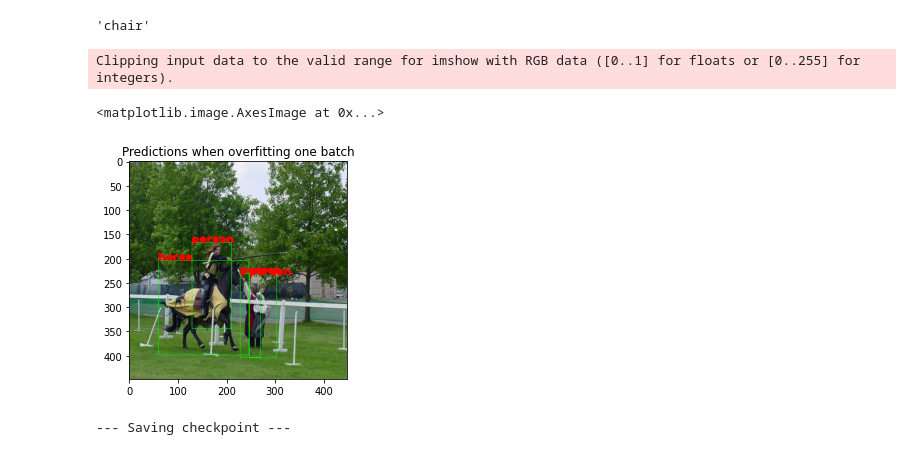
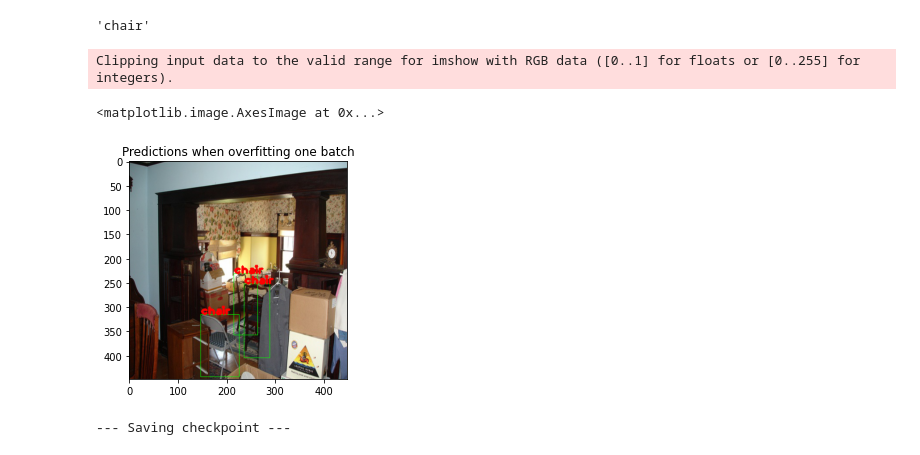
Before and after one commit to bindas1/YOLO-recreated, a Jupyter notebook: Forward_propagation.ipynb, the cells around one changed output. Cells and saved outputs as stored; diff of their text form; code cells hidden in the pictures.

```diff
--- a/Forward_propagation.ipynb
+++ b/Forward_propagation.ipynb
@@ -262,35 +262,35 @@ inv_classes_dict[predictions[0][1]]
 # %%
 import cv2
 import matplotlib.pyplot as plt
 
 FONT = cv2.FONT_HERSHEY_PLAIN
 green = (0, 255, 0)
 red = (255, 0, 0)
 thickness = 1
 font_size = 1.5
 
-i=2
+i=0
 
 un_norm = dataset.DeNormalize(dataset.MEAN, dataset.STD)
 # denormalize the image
 npimg = un_norm(one_batch[0][i].clone()).numpy()
 npimg = npimg.transpose((1, 2, 0)).copy()
 
 for idx, class_no, conf, x, y, x2, y2 in predictions:
     if idx == i:
         x, y, x2, y2 = int(x*448), int(y*448), int(x2*448), int(y2*448)
         cv2.rectangle(npimg, (x, y), (x2, y2), green, thickness)
 #         cv2.putText(npimg, "{:.2f}".format(class_no), (x, y), FONT, font_size, red, thickness + 2)
         cv2.putText(npimg, inv_classes_dict[class_no], (x, y), FONT, font_size, red, thickness + 2)
         # cv2.putText(npimg, "{:.3f}".format(conf), (x, y), FONT, font_size, red, thickness + 2)
 
 # Display the image
 plt.title("Predictions when overfitting one batch")
 plt.imshow(npimg)
 # %% [output]
 Clipping input data to the valid range for imshow with RGB data ([0..1] for floats or [0..255] for integers).
 <matplotlib.image.AxesImage at 0x...>
-[figure, old version]
+[figure, new version]
 # %%
 utils.save_checkpoint(model)
 # %% [output]
```
Also changed, not shown: parts of 2 cells of this notebook, 1 other file.
